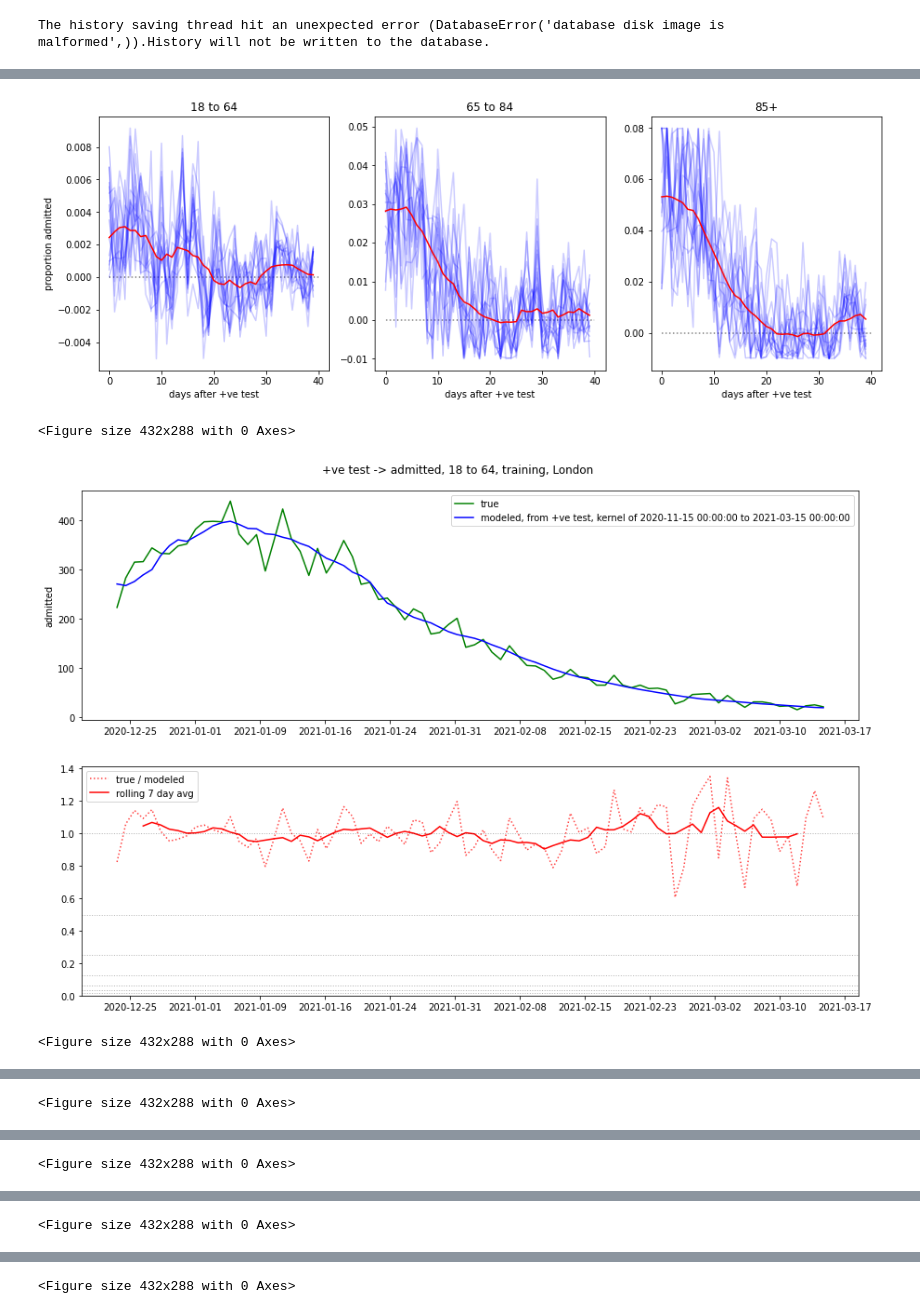
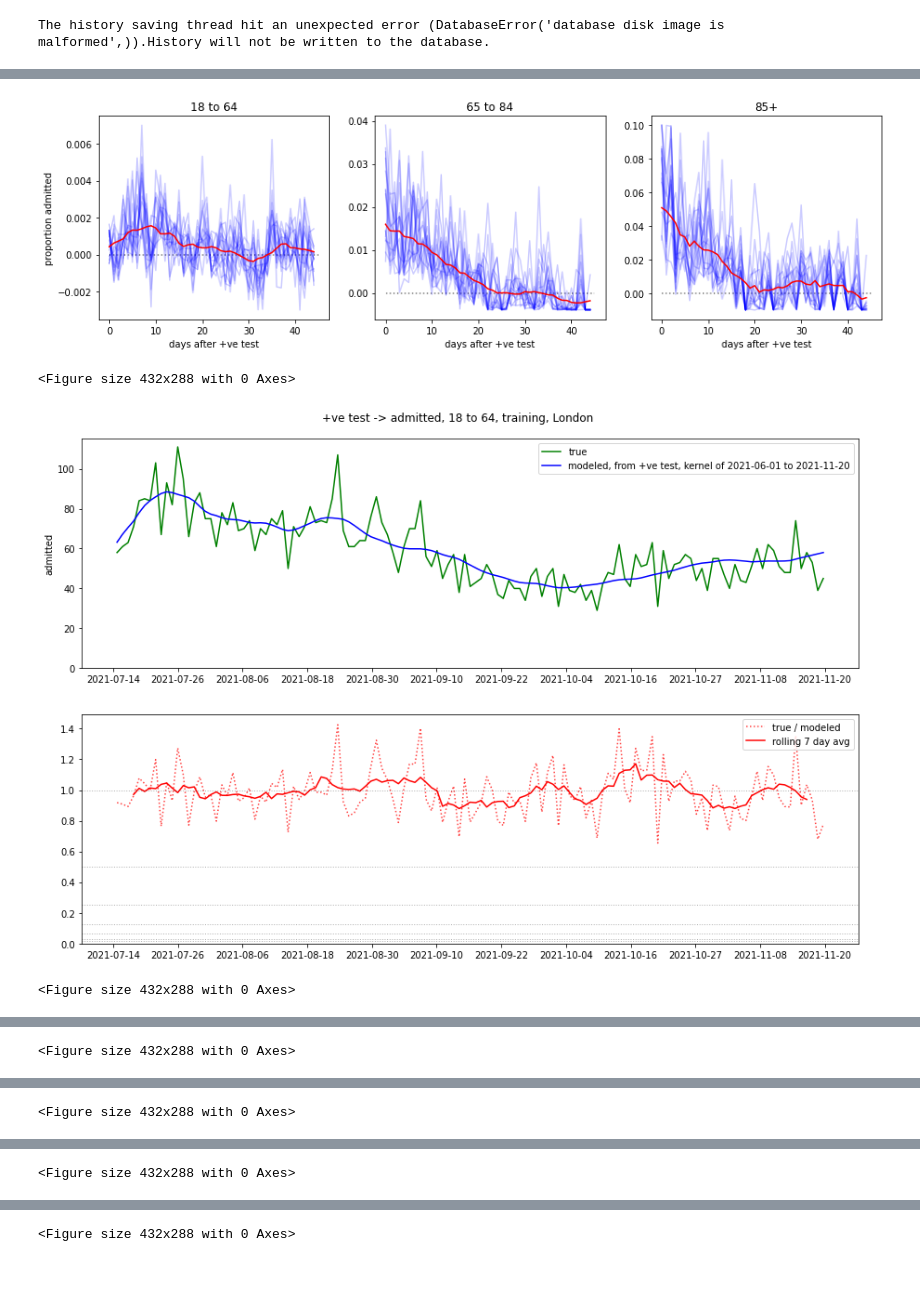
Before and after one commit to nicfreeman1209/covid-19, a Jupyter notebook: conv-estimator/conv_estimator_test_admiss_with_ages.ipynb, the cells around one changed output, grey strips where cells are left out. Saved outputs shown, nothing was run; the diff lists cells and outputs as text; code cells hidden in the pictures; blank space fills up the shorter version.

```diff
--- a/conv-estimator/conv_estimator_test_admiss_with_ages.ipynb
+++ b/conv-estimator/conv_estimator_test_admiss_with_ages.ipynb
@@ -26,7 +26,7 @@ def N_avg_hard(a, N=3):
     b = np.zeros(len(a))
     b[:] = np.nan
     for i in range(N,len(a)-N,1):
-        b[i] = np.mean(a[i-N:i+N])
+        b[i] = np.mean(a[i-N:i+N+1])
     return b
 
 def N_avg_soft(a, N=3):
@@ -102,6 +102,10 @@ out_event = "admitted"
 train_start_date = "2020-11-15"
 train_end_date = "2021-03-15"
 test_start_date = "2020-12-15"
+
+train_start_date = "2021-06-01"
+train_end_date = "2021-11-20"
+test_start_date = "2021-09-01"
 test_end_date = top_date
 
 train_start_date = datetime.datetime.strptime(train_start_date, "%Y-%m-%d")
@@ -189,11 +199,11 @@ plt.show()
 # %%
-n_dim = 40
-n_particles = 4000
+n_dim = 45
+n_particles = 2000
 
-x_maxes = [0.02, 0.05,0.1]
-x_mins = [-0.005,-0.01,-0.02]
-options = {'c1': 0.5, 'c2': 0.8, 'w': 0.5}
-init_pos = np.array([np.zeros(n_dim) for i in range(n_particles)])
+x_maxes = [0.01, 0.04,0.1]
+x_mins = [-0.003,-0.004,-0.01]
+options = {'c1': 0.5, 'c2': 0.4, 'w': 0.5}
+init_pos = 0*np.array([np.ones(n_dim) for i in range(n_particles)])
 
 minimizers = [[],[],[]]
 
@@ -222,7 +232,7 @@ for i in range(0,3):
 
     for j in range(15):
         optimizer = GlobalBestPSO(n_particles=n_particles, dimensions=n_dim, options=options, bounds=bounds, init_pos=init_pos)
-        cost, pos = optimizer.optimize(f, 500, verbose=True, n_processes=12)
+        cost, pos = optimizer.optimize(f, 500, verbose=True, n_processes=10)
         _minimizers.append(pos)
     minimizers[i] = _minimizers
 # %% [output]
@@ -285,7 +295,7 @@ for i in range(0,3):
 # show kernels
 minimizers = np.array(minimizers) # todo: fix some deprecation err
 avg_minimizer = [[],[],[]]
-fig, axes = plt.subplots(1,3, figsize=(15,5))
+fig, axes = plt.subplots(1,3, figsize=(15,4))
 z = list(range(len(pos)))
 for i in range(0,3):
     ax = axes[i]
@@ -308,7 +318,7 @@ plt.show()
 #print("mass: %.2f" % np.sum(avg_minimizer))
 
 # show fit to training & testing
-def make_graph(dates, kernel, in_stream, out_stream, test_train, band_label):
+def make_graph(dates, kernel, in_stream, out_stream, test_train, band_label, allow_scaling=False):
     plt.clf()
     assert(len(in_stream)==len(out_stream))
     assert(len(kernel)<=len(in_stream))
@@ -322,55 +332,58 @@ def make_graph(dates, kernel, in_stream, out_stream, test_train, band_label):
     test_scale_factor = 1
     final_scale_factor = None
     if test_train=="test":
-        test_scale_factor = avg_diff[np.isfinite(avg_diff)][0]
+        if allow_scaling:
+            test_scale_factor = avg_diff[np.isfinite(avg_diff)][0]
         pred *= test_scale_factor
         diff /= test_scale_factor
         avg_diff = N_avg_hard(diff, 3)
         final_scale_factor = avg_diff[np.isfinite(avg_diff)][-1]
         comp_idx = dates.index(datetime.datetime(year=2021,month=12,day=1))
-        comp_idx = len(dates) - comp_idx
+        comp_idx = len(dates) - comp_idx + 1
         comp_scale = avg_diff[np.isfinite(avg_diff)][-comp_idx]
 
     ax1.plot(x, true, color="green", label="true")
-    modeled_label = "modeled, from %s, kernel of %s to %s" % (in_event, train_start_date, train_end_date)
+    modeled_label = "modeled, from %s, kernel of %s to %s" % (in_event, train_start_date.strftime("%Y-%m-%d"), train_end_date.strftime("%Y-%m-%d"))
     ax1.plot(x, pred, color="blue", label=modeled_label)
     ax1.set_ylabel("%s" % out_event)
+    ax1.set_ylim(0,None)
     ax1.legend()
     n_marks = 11
     ax1.xaxis.set_major_locator(ticker.MultipleLocator(len(x)/n_marks))
 
     ax2.plot(x, diff, color="red", alpha=0.75, ls="dotted", label="true / modeled") # unscaled
     ax2.plot(x, avg_diff, color="red", label="rolling 7 day avg")
     for i in range(7):
         ax2.axhline(y=2**(-i), ls="dotted", lw=1, alpha=0.3, color="black")
     ax2.set_ylim(0,None)
     ax2.legend()
     ax2.xaxis.set_major_locator(ticker.MultipleLocator(len(x)/n_marks))
 
     if test_train=="test":
-        ax2.axvline(x=x[3], color="black", ls="dotted")
-        ax1.axvline(x=x[3], color="black", ls="dotted")
-        y_min,y_max = ax1.get_ylim()
-        y_mid = (y_min+y_max)/2
-        ax1.text(x[3], y_mid, " normalized to %s\n by rescale factor = %.2f" % (x[3].strftime("%Y-%m-%d"), test_scale_factor), ha="left")
+        if allow_scaling:
+            ax2.axvline(x=x[3], color="black", ls="dotted")
+            ax1.axvline(x=x[3], color="black", ls="dotted")
+            y_min,y_max = ax1.get_ylim()
+            y_mid = (y_min+y_max)/2
+            ax1.text(x[3], y_mid, " normalized to %s\n by rescale factor = %.2f" % (x[3].strftime("%Y-%m-%d"), test_scale_factor), ha="left")
         ax2.axhline(y=final_scale_factor, color="red", alpha=0.25, ls="dotted", lw=1)
-        ax2.text(x[-4], final_scale_factor+0.2, " %.2f" % (final_scale_factor), ha="left", color="purple")
+        ax2.text(x[-4], final_scale_factor+0.1, " %.2f" % (final_scale_factor), ha="left", color="purple")
         ax2.axvline(x=x[-4], color="purple", ls="dotted", lw=1)
         ax2.axhline(y=comp_scale, color="red", alpha=0.25, ls="dotted", lw=1)
-        ax2.text(x[-comp_idx], comp_scale+0.2, " %.2f" % (comp_scale), ha="left", color="purple")
+        ax2.text(x[-comp_idx], comp_scale+0.1, " %.2f" % (comp_scale), ha="left", color="purple")
         ax2.axvline(x=x[-comp_idx], color="purple", ls="dotted", lw=1)
 
     fig.suptitle("%s -> %s, %s, %sing, %s" % (in_event, out_event, band_label, test_train, geographical_context), y=0.92)
     plt.savefig("%s__%s__%s__%s__%s.png" % (in_event, out_event, band_label, test_train, geographical_context), bbox_inches='tight', facecolor='white', transparent=False)
     plt.show()
     return test_scale_factor, final_scale_factor
 
 for i in range(3):
     make_graph(dates_train, avg_minimizer[i], train_in_stream[i], train_out_stream[i], "train", band_label[i])
 for i in range(3):
     make_graph(dates_test, avg_minimizer[i], test_in_stream[i], test_out_stream[i], "test", band_label[i])
 # %% [output]
-[figure, old version]
+[figure, new version]
 <Figure size 432x288 with 0 Axes>
-[figure, old version]
+[figure, new version]
 <Figure size 432x288 with 0 Axes>
```
Also changed, not shown: parts of 6 cells of this notebook, 4 other files.
